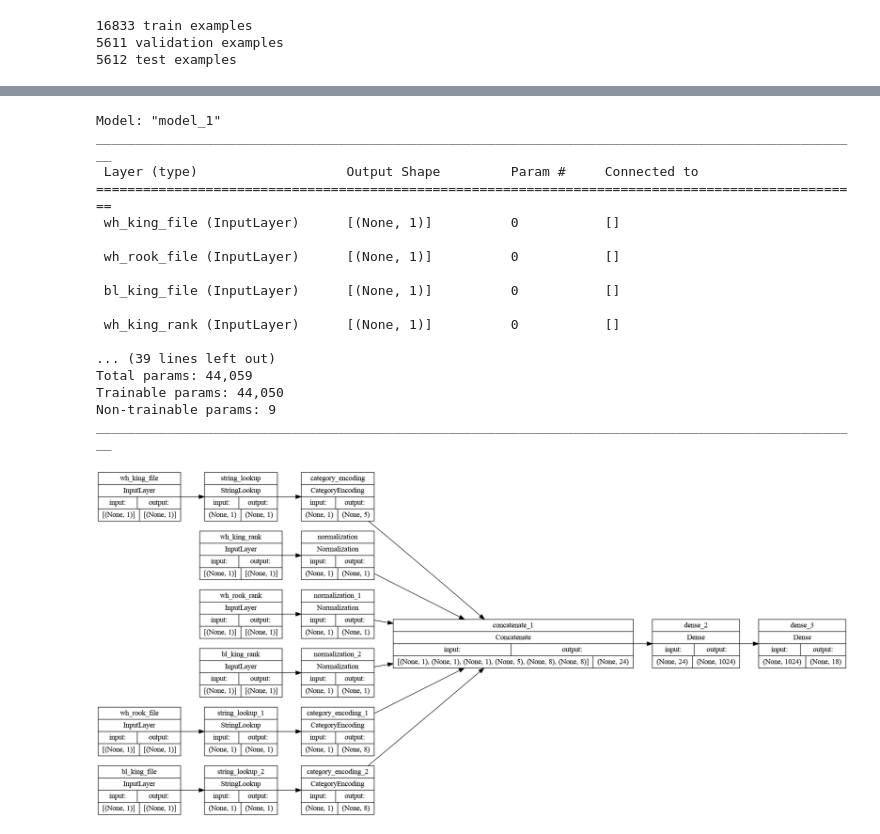
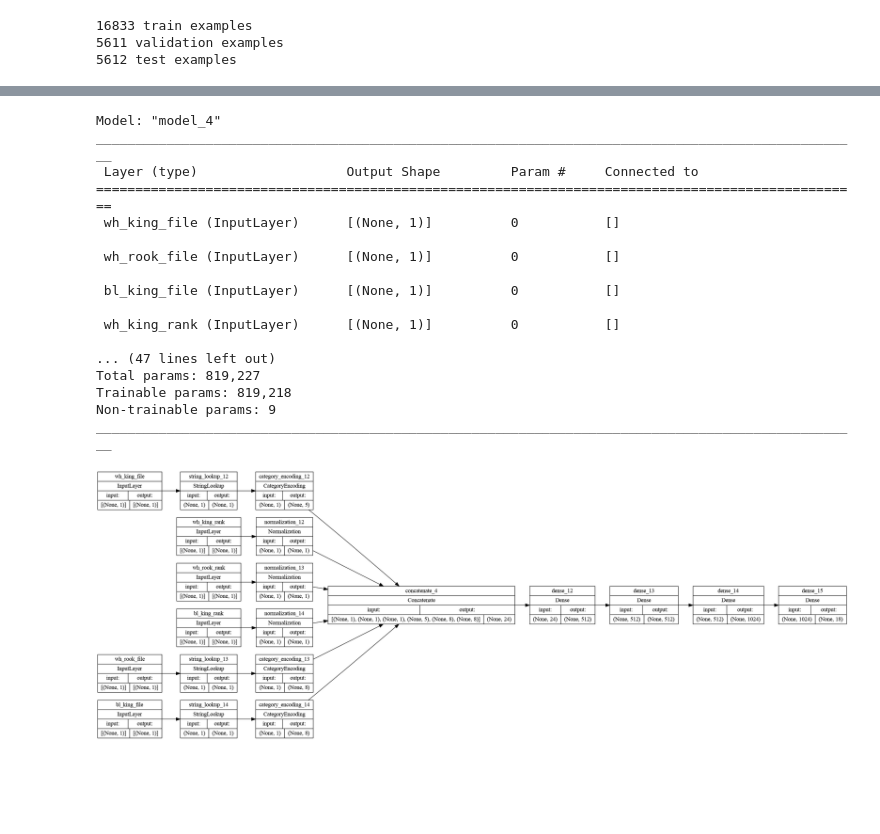
Before and after one commit to pacifi5t/neural-networks, a Jupyter notebook: lab1.ipynb, the cells around one changed output, grey strips where cells are left out. Drawn from its saved outputs; the diff is of its cells as text; code cells hidden in the pictures; blank space fills up the shorter version.

Commit message:
Improved model (accuracy - 84%)

```diff
--- a/lab1.ipynb
+++ b/lab1.ipynb
@@ -132,32 +123,34 @@ for column in ['wh_king_file', 'wh_rook_file', 'bl_king_file']:
 # %%
 all_features = tf.keras.layers.concatenate(encoded_features)
 
-x = layers.Dense(1024, activation="relu")(all_features)
-output_layer = layers.Dense(18, activation="softmax")(x)
+x = layers.Dense(512, activation="relu")(all_features)
+x1 = layers.Dense(512, activation="relu")(x)
+x2 = layers.Dense(1024, activation="relu")(x1)
+output_layer = layers.Dense(18, activation="softmax")(x2)
 
 model = Model(inputs=all_inputs, outputs=output_layer)
 
 model.summary()
 tf.keras.utils.plot_model(model, show_shapes=True, rankdir="LR")
 # %% [output]
-Model: "model_1"
+Model: "model_4"
 __________________________________________________________________________________________________
  Layer (type)                   Output Shape         Param #     Connected to
 ==================================================================================================
  wh_king_file (InputLayer)      [(None, 1)]          0           []
 
  wh_rook_file (InputLayer)      [(None, 1)]          0           []
 
  bl_king_file (InputLayer)      [(None, 1)]          0           []
 
  wh_king_rank (InputLayer)      [(None, 1)]          0           []
 
-... (39 lines left out)
-Total params: 44,059
-Trainable params: 44,050
+... (47 lines left out)
+Total params: 819,227
+Trainable params: 819,218
 Non-trainable params: 9
 __________________________________________________________________________________________________
-[figure, old version]
+[figure, new version]
 # %%
 model.compile(optimizer='adam',
               loss='sparse_categorical_crossentropy',
```
Also changed, not shown: parts of 4 cells of this notebook, 1 other file.
